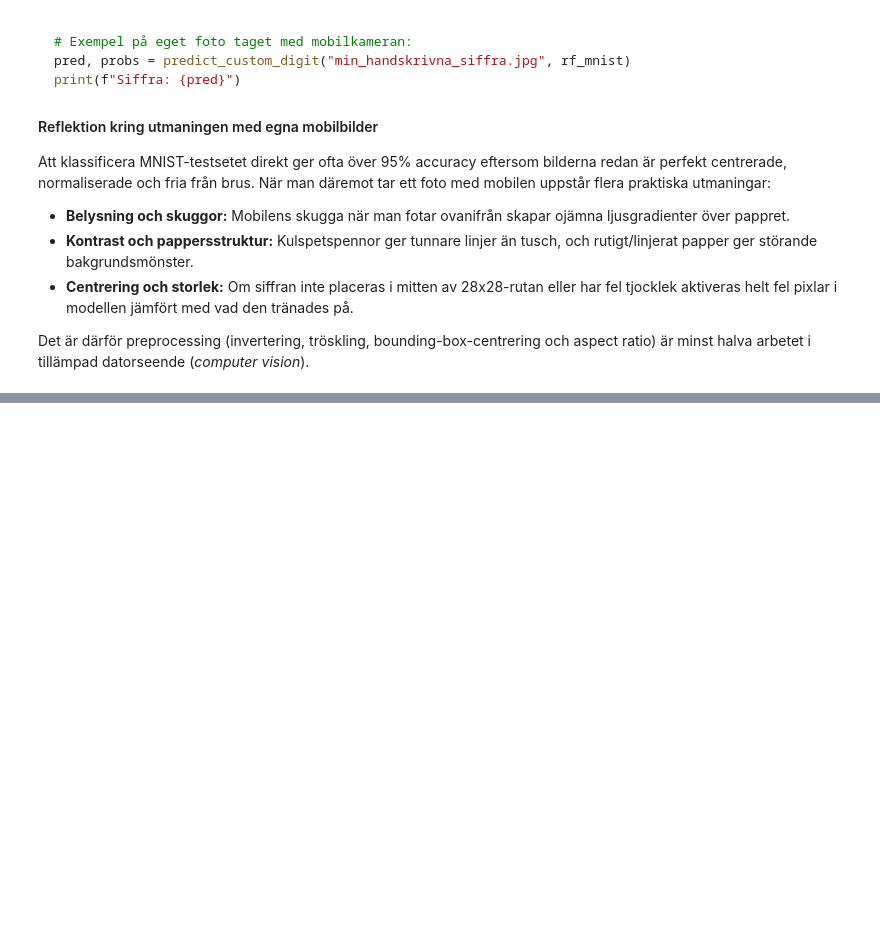
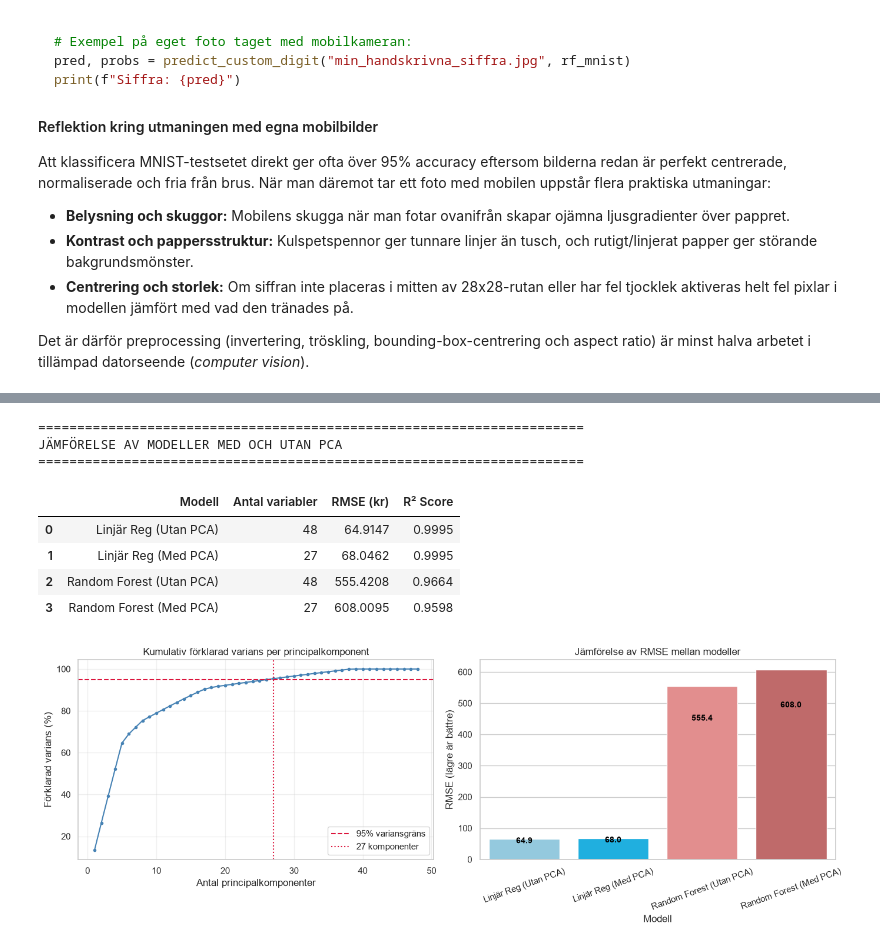
Before and after one commit to OskarUNLEASHED/-vningsuppgifter, a Jupyter notebook: Kunskapskontroll_1.ipynb, the cells around one changed output, grey strips where cells are left out. Drawn from its saved outputs; the diff is of its cells as text; code cells hidden in the pictures; blank space fills up the shorter version.

Commit message:
Kapitel 5: Dimensionsreducering genomfort med PCA och modellering

```diff
--- a/Kunskapskontroll_1.ipynb
+++ b/Kunskapskontroll_1.ipynb
@@ -1418,0 +1618,51 @@ Det är därför preprocessing (invertering, tröskling, bounding-box-centrering
+# %%
+# 6. Sammanställning och visualisering av resultaten
+results_df = pd.DataFrame({
+    "Modell": ["Linjär Reg (Utan PCA)", "Linjär Reg (Med PCA)", "Random Forest (Utan PCA)", "Random Forest (Med PCA)"],
+    "Antal variabler": [orig_dims, pca_dims, orig_dims, pca_dims],
+    "RMSE (kr)": [rmse_lr_raw, rmse_lr_pca, rmse_rf_raw, rmse_rf_pca],
+    "R² Score": [r2_lr_raw, r2_lr_pca, r2_rf_raw, r2_rf_pca]
+})
+
+print("=" * 70)
+print("JÄMFÖRELSE AV MODELLER MED OCH UTAN PCA")
+print("=" * 70)
+display(results_df.round(4))
+
+# Visualisering
+fig, axes = plt.subplots(1, 2, figsize=(14, 5))
+
+# Plot A: Kumulativ förklarad varians
+pca_full = PCA().fit(X_train_proc)
+cumulative_var = np.cumsum(pca_full.explained_variance_ratio_) * 100
+
+axes[0].plot(range(1, len(cumulative_var) + 1), cumulative_var, marker='o', markersize=3, color='steelblue')
+axes[0].axhline(y=95, color='crimson', linestyle='--', label='95% variansgräns')
+axes[0].axvline(x=pca_dims, color='crimson', linestyle=':', label=f'{pca_dims} komponenter')
+axes[0].set_title("Kumulativ förklarad varians per principalkomponent")
+axes[0].set_xlabel("Antal principalkomponenter")
+axes[0].set_ylabel("Förklarad varians (%)")
+axes[0].legend()
+axes[0].grid(alpha=0.3)
+
+# Plot B: RMSE-jämförelse
+sns.barplot(data=results_df, x="Modell", y="RMSE (kr)", palette=["skyblue", "deepskyblue", "lightcoral", "indianred"], ax=axes[1])
+axes[1].set_title("Jämförelse av RMSE mellan modeller")
+axes[1].set_ylabel("RMSE (lägre är bättre)")
+axes[1].tick_params(axis='x', rotation=20)
+for p in axes[1].patches:
+    axes[1].annotate(f"{p.get_height():.1f}", (p.get_x() + p.get_width()/2., p.get_height() * 0.8),
+                    ha='center', fontsize=10, fontweight='bold', color='black')
+
+plt.tight_layout()
+plt.show()
+# %% [output]
+======================================================================
+JÄMFÖRELSE AV MODELLER MED OCH UTAN PCA
+======================================================================
+|  | Modell | Antal variabler | RMSE (kr) | R² Score |
+| 0 | Linjär Reg (Utan PCA) | 48 | 64.9147 | 0.9995 |
+| 1 | Linjär Reg (Med PCA) | 27 | 68.0462 | 0.9995 |
+| 2 | Random Forest (Utan PCA) | 48 | 555.4208 | 0.9664 |
+| 3 | Random Forest (Med PCA) | 27 | 608.0095 | 0.9598 |
+[figure, added]
```
Also changed, not shown: parts of 14 cells of this notebook.
